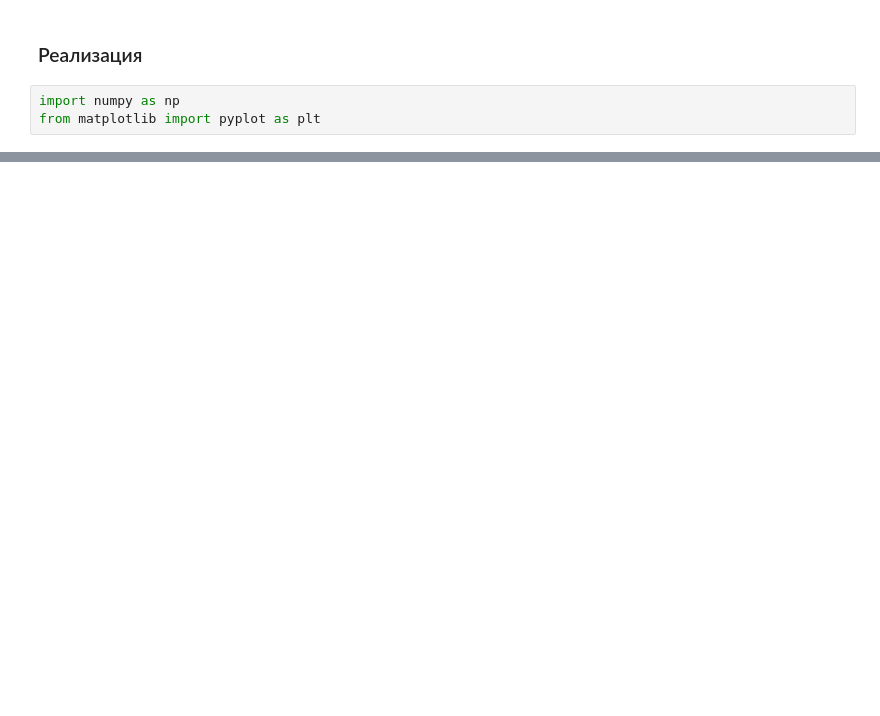
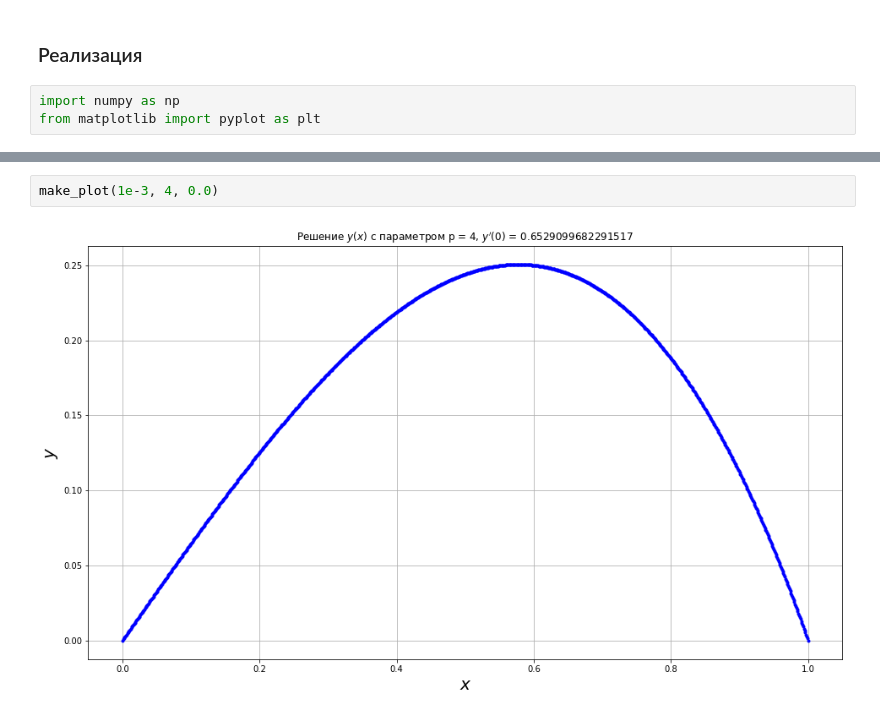
Before and after one commit to derzhavin3016/CompMath, a Jupyter notebook: Lab8/Lab8.ipynb, the cells around one changed output, grey strips where cells are left out. Drawn from its saved outputs; the diff is of its cells as text; blank space fills up the shorter version.

```diff
--- a/Lab8/Lab8.ipynb
+++ b/Lab8/Lab8.ipynb
@@ -122,0 +126,4 @@ def getA(h: float, n: int):
+# %%
+make_plot(1e-3, 4, 0.0)
+# %% [output]
+[figure, added]
```
Also changed, not shown: parts of 9 cells of this notebook.
